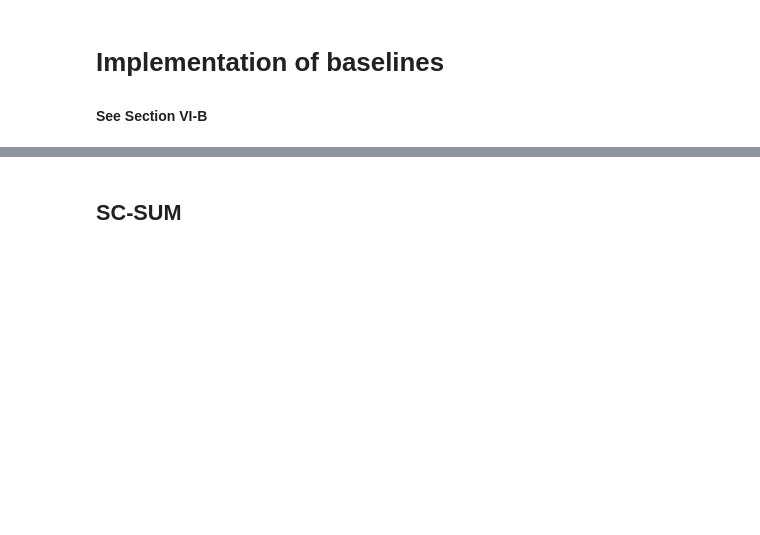
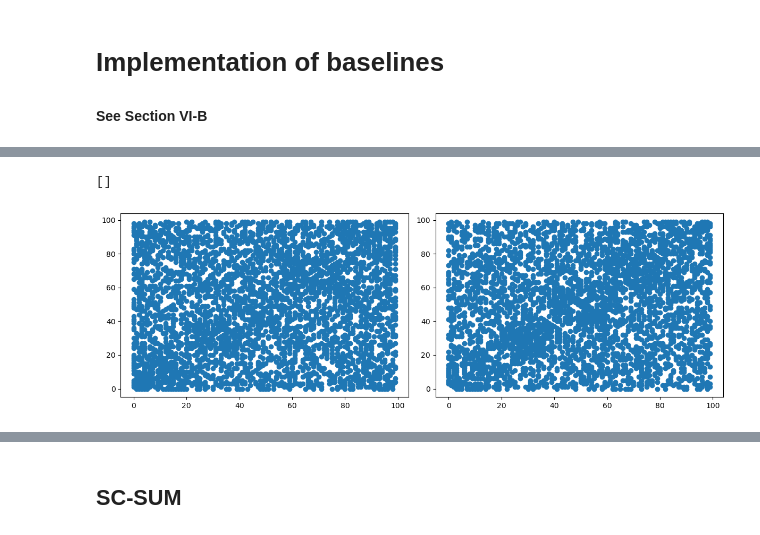
Before and after one commit to meilame-tayebjee/Multilayer-Graph-Clustering, a Jupyter notebook: Baselines.ipynb, the cells around one changed output, grey strips where cells are left out. Drawn from its saved outputs; the diff is of its cells as text; code cells hidden in the pictures; blank space fills up the shorter version.

```diff
--- a/Baselines.ipynb
+++ b/Baselines.ipynb
@@ -38,0 +16,23 @@ matrix = np.array([
+# %%
+n = 100
+M = 2
+k = 5
+
+prob = np.full((k,M),0.5)
+prob_prime = np.full((k,k,M),0.3)
+clusters_size = k*[20]
+
+matrix,index_cluster = graph_creation_1(n,M,k,clusters_size,prob,prob_prime)
+
+
+fig, axs = plt.subplots(1, M, figsize=(12, 4))  # 1 row, 3 columns, total figure size is (15, 5) inches
+
+for i in range(M):
+  x,y = np.where(matrix[:,:,i] == 1)
+  axs[i].scatter(x,y)
+
+plt.tight_layout()
+plt.plot()
+# %% [output]
+[]
+[figure, added]
```
Also changed, not shown: parts of 9 cells of this notebook, 5 other files.
